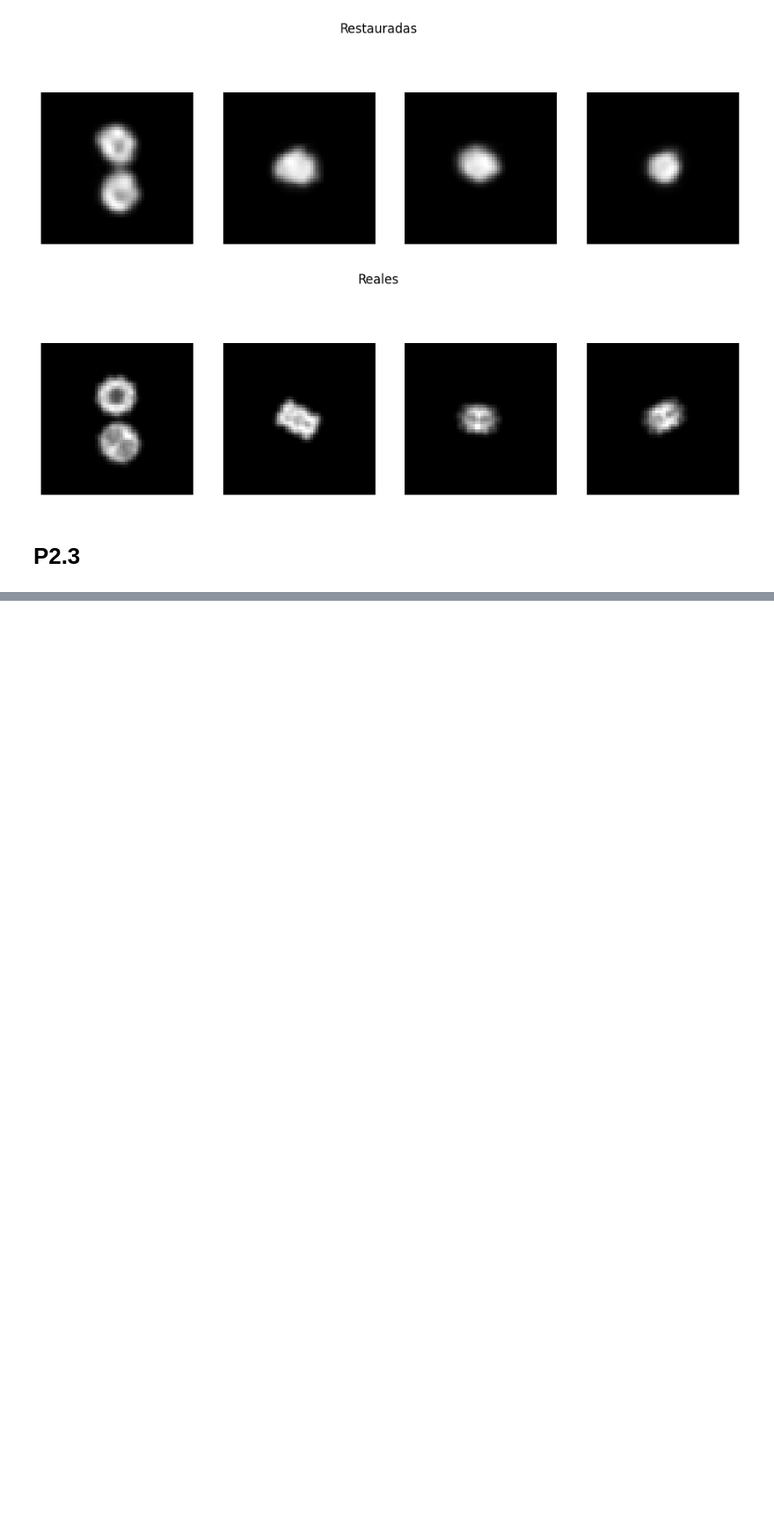
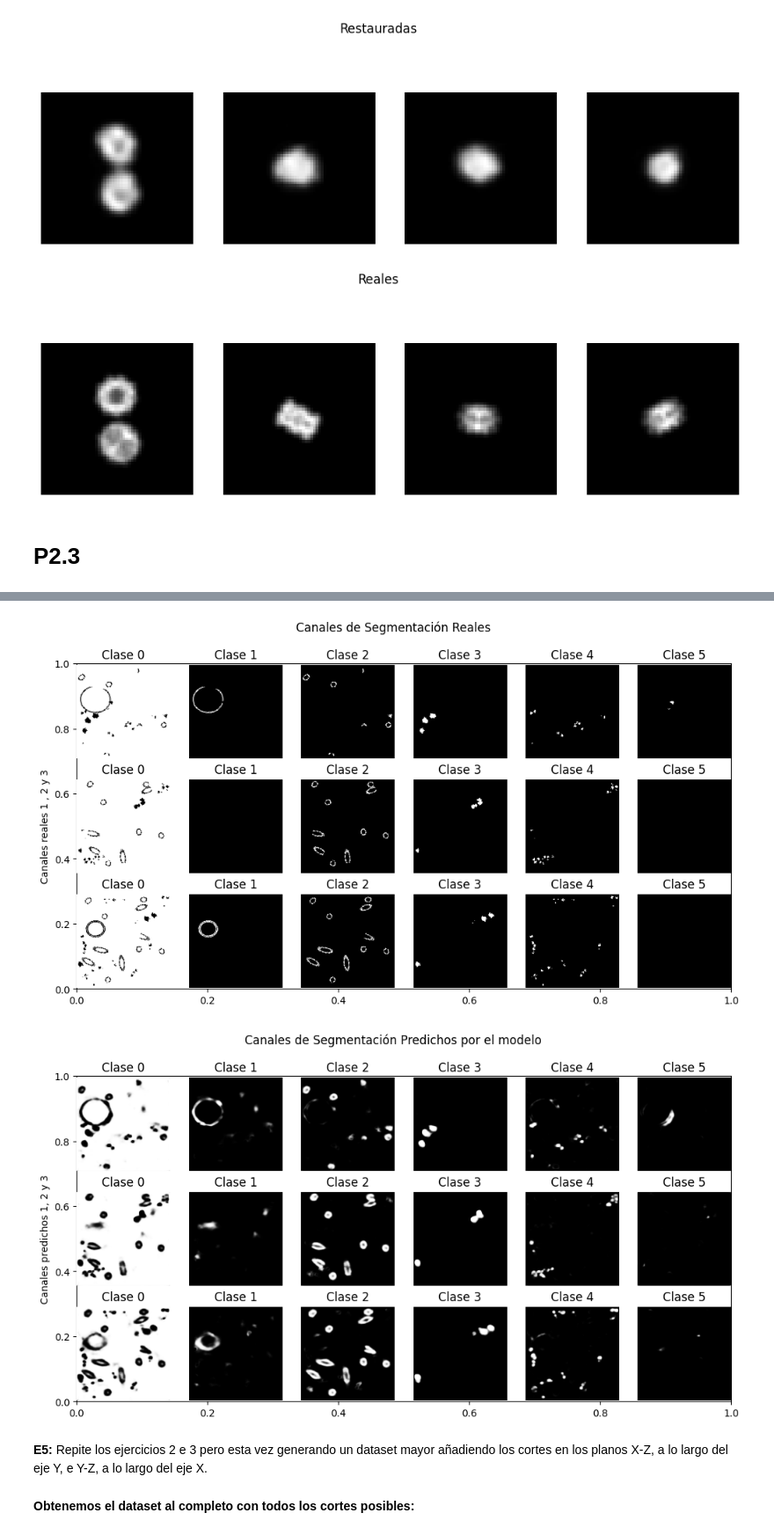
Before and after one commit to rubengilmartinez/DL-Lab, a Jupyter notebook: ENTREGABLES/Entregable2_DL_RGM.ipynb, the cells around one changed output, grey strips where cells are left out. Shown at 88% size. Saved outputs shown, nothing was run; the diff lists cells and outputs as text; code cells hidden in the pictures; blank space fills up the shorter version.

```diff
--- a/ENTREGABLES/Entregable2_DL_RGM.ipynb
+++ b/ENTREGABLES/Entregable2_DL_RGM.ipynb
@@ -698,0 +984,31 @@ for i in range(4):
+# %%
+def plot_segmentation_channels(tensors, title, fuente):
+    num_images = len(tensors)  # Número de imágenes a mostrar
+    num_classes = tensors.shape[-1]  # Número de clases (canales)
+
+    plt.figure(figsize=(num_classes * 2, num_images * 2))
+    plt.suptitle(title)
+    plt.ylabel(fuente)
+
+
+    for i in range(num_images):
+        for j in range(num_classes):
+            plt.subplot(num_images, num_classes, i * num_classes + j + 1)
+            plt.imshow(tensors[i, :, :, j], cmap='gray')
+            plt.axis('off')
+            plt.title(f'Clase {j}')
+
+    plt.show()
+
+# Visualizar los canales de segmentación reales
+plot_segmentation_channels(segmented_tensors[:3], 'Canales de Segmentación Reales', 'Canales reales 1 , 2 y 3')
+
+# Visualizar los canales de la segmentación predicha
+plot_segmentation_channels(predicted_tensor[:3], 'Canales de Segmentación Predichos por el modelo', 'Canales predichos 1, 2 y 3')
+# %% [output]
+[figure, added]
+[figure, added]
+# %% [markdown]
+**E5:** Repite los ejercicios 2 e 3 pero esta vez generando un dataset mayor añadiendo los cortes en los planos X-Z, a lo largo del eje Y, e Y-Z, a lo largo del eje X.
+# %% [markdown]
+**Obtenemos el dataset al completo con todos los cortes posibles:**
```
Also changed, not shown: parts of 38 cells of this notebook, 1 other file.
